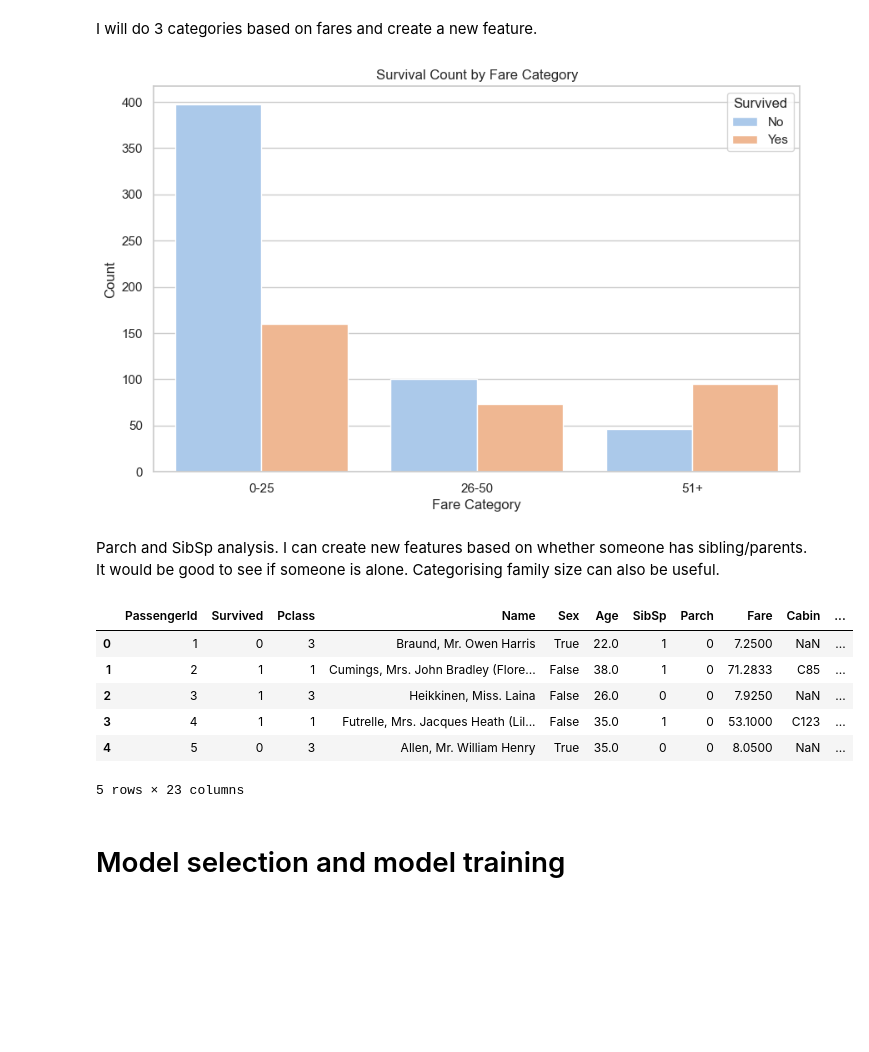
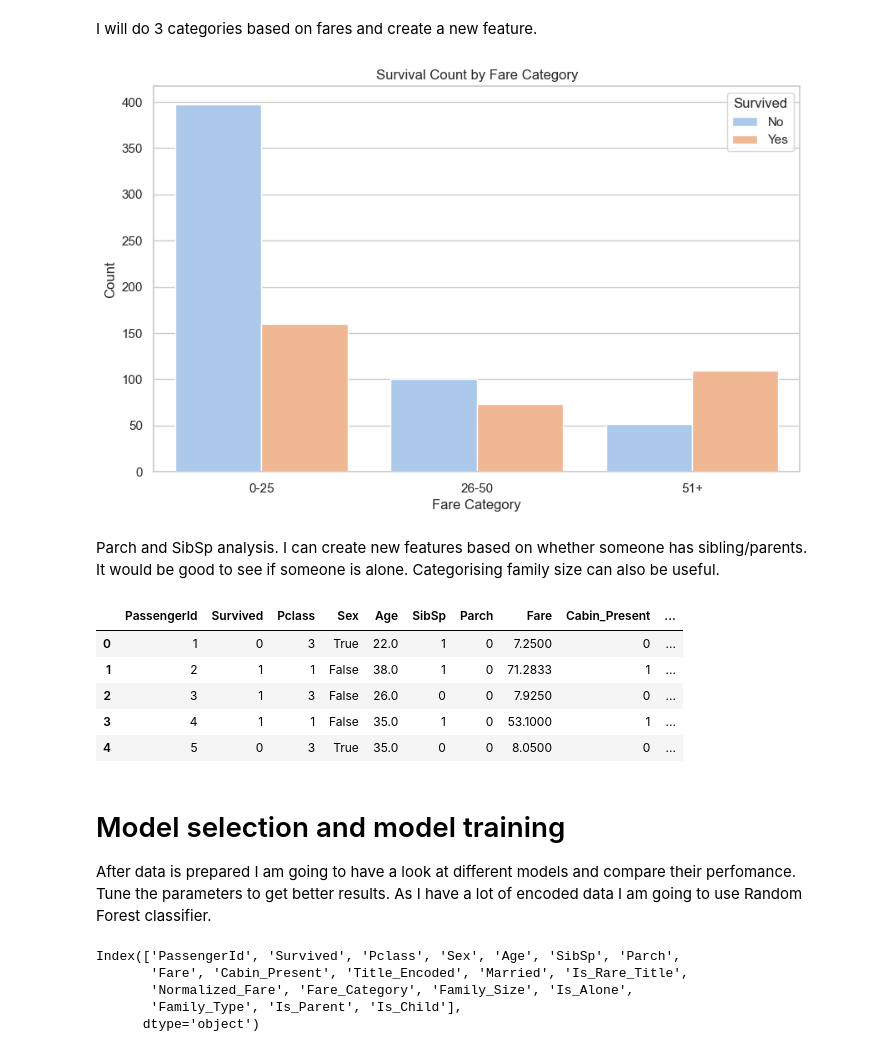
Before and after one commit to alshadani/Kaggle_Titanic, a Jupyter notebook: src/solution.ipynb, the cells around one changed output. Cells and saved outputs as stored; diff of their text form; code cells hidden in the pictures; blank space fills up the shorter version.

```diff
--- a/src/solution.ipynb
+++ b/src/solution.ipynb
@@ -170,7 +170,6 @@ train_data_cleaned['Is_Rare_Title'] = train_data_cleaned['Title'].isin(rare_titl
 # %% [markdown]
 The next step is to have a look at the distribution of the fares. From describe() I already have some understanding of what the mean value for fares is. I can see that there are some outliers that are heavily skewing the data. I will remove them and plot the graph.
 # %%
-train_data_cleaned = train_data_cleaned[train_data_cleaned['Fare'] <= 200]
 
 # Perform Min-Max normalization for 'Fare' column
 min_fare = train_data_cleaned['Fare'].min()
@@ -218,46 +217,54 @@ plt.show()
 fare_category_mapping = {'0-25' : 0, '26-50' : 1, '51+' : 2}
 train_data_cleaned['Fare_Category'] = train_data_cleaned['Fare_Category'].map(fare_category_mapping)
 # %% [output]
-[figure, old version]
+[figure, new version]
 # %% [markdown]
 Parch and SibSp analysis. I can create new features based on whether someone has sibling/parents. It would be good to see if someone is alone. Categorising family size can also be useful.
 # %%
 # Create 'Family_Size' feature
 train_data_cleaned['Family_Size'] = train_data_cleaned['Parch'] + train_data_cleaned['SibSp']
 
 # Create 'Is_Alone' feature
 train_data_cleaned['Is_Alone'] = (train_data_cleaned['Family_Size'] == 0).astype(int)
 
 # Categorize passengers into different family types
 def categorize_family_size(size):
     if size == 0:
         return 0
     elif size <= 3:
         return 1
     elif size <= 6:
         return 2
     else:
         return 3
 
 train_data_cleaned['Family_Type'] = train_data_cleaned['Family_Size'].apply(categorize_family_size)
 
 # Create 'Is_Parent' feature
 train_data_cleaned['Is_Parent'] = (train_data_cleaned['Parch'] > 0).astype(int)
 
 # Create 'Is_Child' feature
 train_data_cleaned['Is_Child'] = (train_data_cleaned['Age'] < 18).astype(int)
 
 # Drop Cabin colimn as it has to many NaN values
-train_data_cleaned.drop(columns='Cabin')
+train_data_cleaned = train_data_cleaned.drop(columns=['Name', 'Cabin', 'Title', 'Embarked'])
 
 train_data_cleaned.head()
 # %% [output]
-|  | PassengerId | Survived | Pclass | Name | Sex | Age | SibSp | Parch | Fare | Cabin | ... |
-| 0 | 1 | 0 | 3 | Braund, Mr. Owen Harris | True | 22.0 | 1 | 0 | 7.2500 | NaN | ... |
-| 1 | 2 | 1 | 1 | Cumings, Mrs. John Bradley (Flore... | False | 38.0 | 1 | 0 | 71.2833 | C85 | ... |
-| 2 | 3 | 1 | 3 | Heikkinen, Miss. Laina | False | 26.0 | 0 | 0 | 7.9250 | NaN | ... |
-| 3 | 4 | 1 | 1 | Futrelle, Mrs. Jacques Heath (Lil... | False | 35.0 | 1 | 0 | 53.1000 | C123 | ... |
-| 4 | 5 | 0 | 3 | Allen, Mr. William Henry | True | 35.0 | 0 | 0 | 8.0500 | NaN | ... |
+|  | PassengerId | Survived | Pclass | Sex | Age | SibSp | Parch | Fare | Cabin_Present | ... |
+| 0 | 1 | 0 | 3 | True | 22.0 | 1 | 0 | 7.2500 | 0 | ... |
+| 1 | 2 | 1 | 1 | False | 38.0 | 1 | 0 | 71.2833 | 1 | ... |
+| 2 | 3 | 1 | 3 | False | 26.0 | 0 | 0 | 7.9250 | 0 | ... |
+| 3 | 4 | 1 | 1 | False | 35.0 | 1 | 0 | 53.1000 | 1 | ... |
+| 4 | 5 | 0 | 3 | True | 35.0 | 0 | 0 | 8.0500 | 0 | ... |
-5 rows × 23 columns
-# %% [markdown]
-# Model selection and model training
+# %% [markdown]
+# Model selection and model training
+After data is prepared I am going to have a look at different models and compare their perfomance. Tune the parameters to get better results. As I have a lot of encoded data I am going to use Random Forest classifier.
+# %%
+train_data_cleaned.columns
+# %% [output]
+Index(['PassengerId', 'Survived', 'Pclass', 'Sex', 'Age', 'SibSp', 'Parch',
+       'Fare', 'Cabin_Present', 'Title_Encoded', 'Married', 'Is_Rare_Title',
+       'Normalized_Fare', 'Fare_Category', 'Family_Size', 'Is_Alone',
+       'Family_Type', 'Is_Parent', 'Is_Child'],
+      dtype='object')
```
Also changed, not shown: parts of 3 cells of this notebook.
